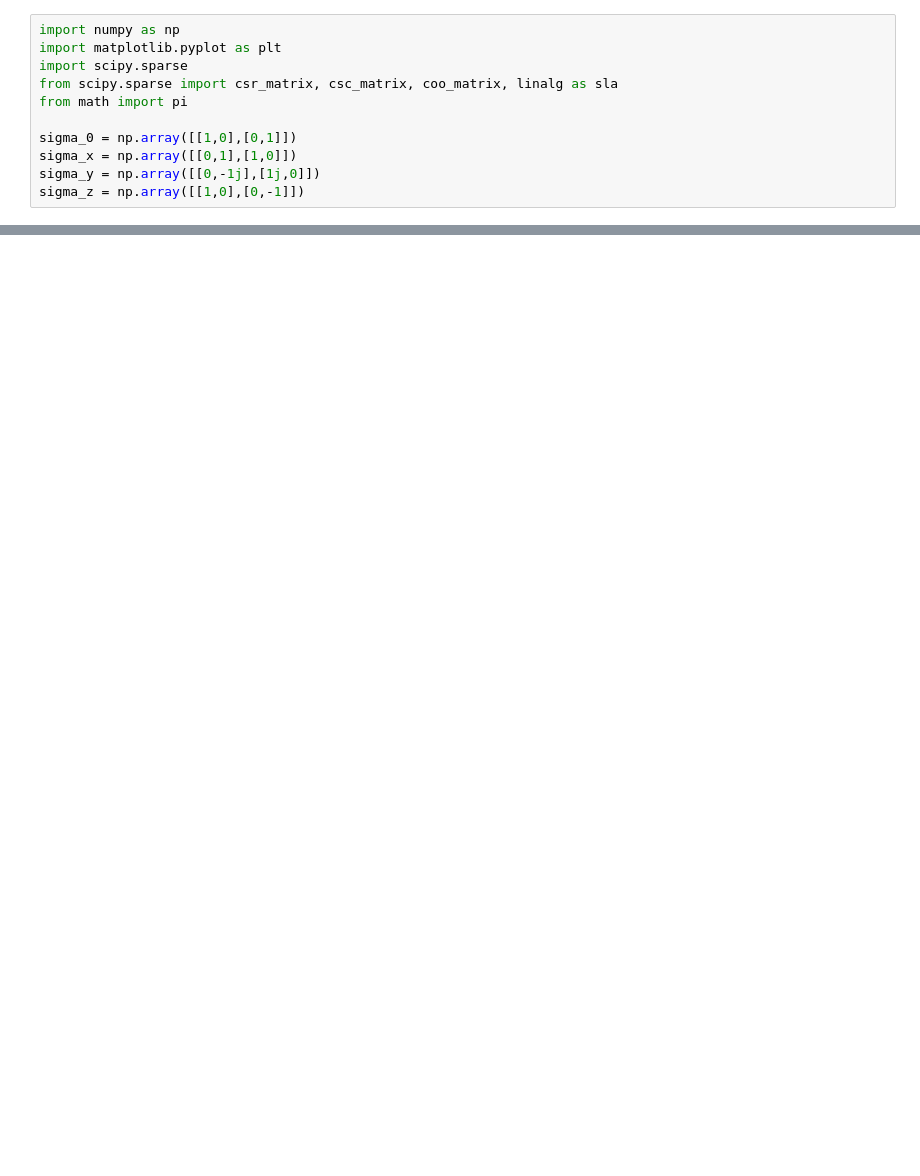
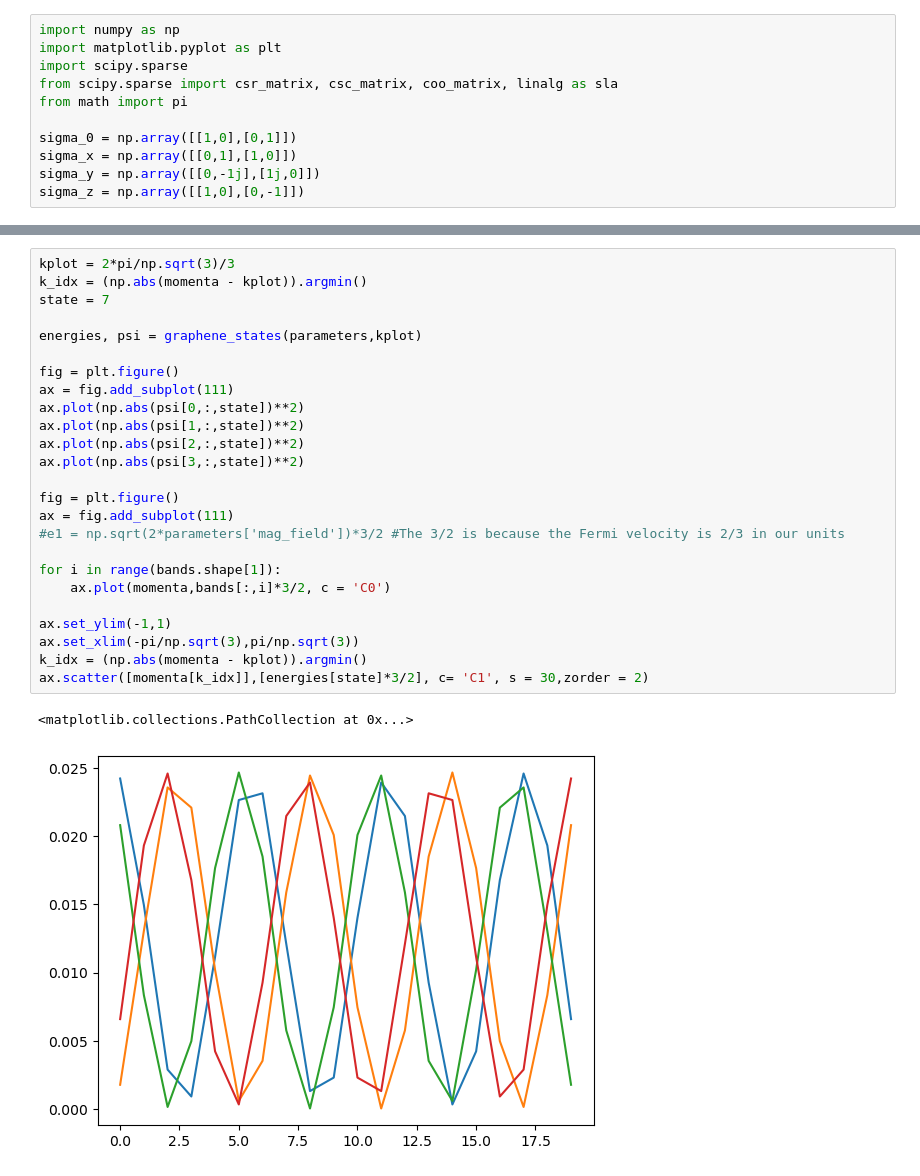
Before and after one commit to adonvel/tangent-magnetic-field, a Jupyter notebook: graphene.ipynb, the cells around one changed output, grey strips where cells are left out. Saved outputs shown, nothing was run; the diff lists cells and outputs as text; blank space fills up the shorter version.

```diff
--- a/graphene.ipynb
+++ b/graphene.ipynb
@@ -77,0 +181,28 @@ ax.set_ylim(-3,3)
+# %%
+kplot = 2*pi/np.sqrt(3)/3
+k_idx = (np.abs(momenta - kplot)).argmin()
+state = 7
+
+energies, psi = graphene_states(parameters,kplot)
+
+fig = plt.figure()
+ax = fig.add_subplot(111)
+ax.plot(np.abs(psi[0,:,state])**2)
+ax.plot(np.abs(psi[1,:,state])**2)
+ax.plot(np.abs(psi[2,:,state])**2)
+ax.plot(np.abs(psi[3,:,state])**2)
+
+fig = plt.figure()
+ax = fig.add_subplot(111)
+#e1 = np.sqrt(2*parameters['mag_field'])*3/2 #The 3/2 is because the Fermi velocity is 2/3 in our units
+
+for i in range(bands.shape[1]):
+    ax.plot(momenta,bands[:,i]*3/2, c = 'C0')
+
+ax.set_ylim(-1,1)
+ax.set_xlim(-pi/np.sqrt(3),pi/np.sqrt(3))
+k_idx = (np.abs(momenta - kplot)).argmin()
+ax.scatter([momenta[k_idx]],[energies[state]*3/2], c= 'C1', s = 30,zorder = 2)
+# %% [output]
+<matplotlib.collections.PathCollection at 0x...>
+[figure, added]
```
Also changed, not shown: parts of 14 cells of this notebook, 4 other files.
